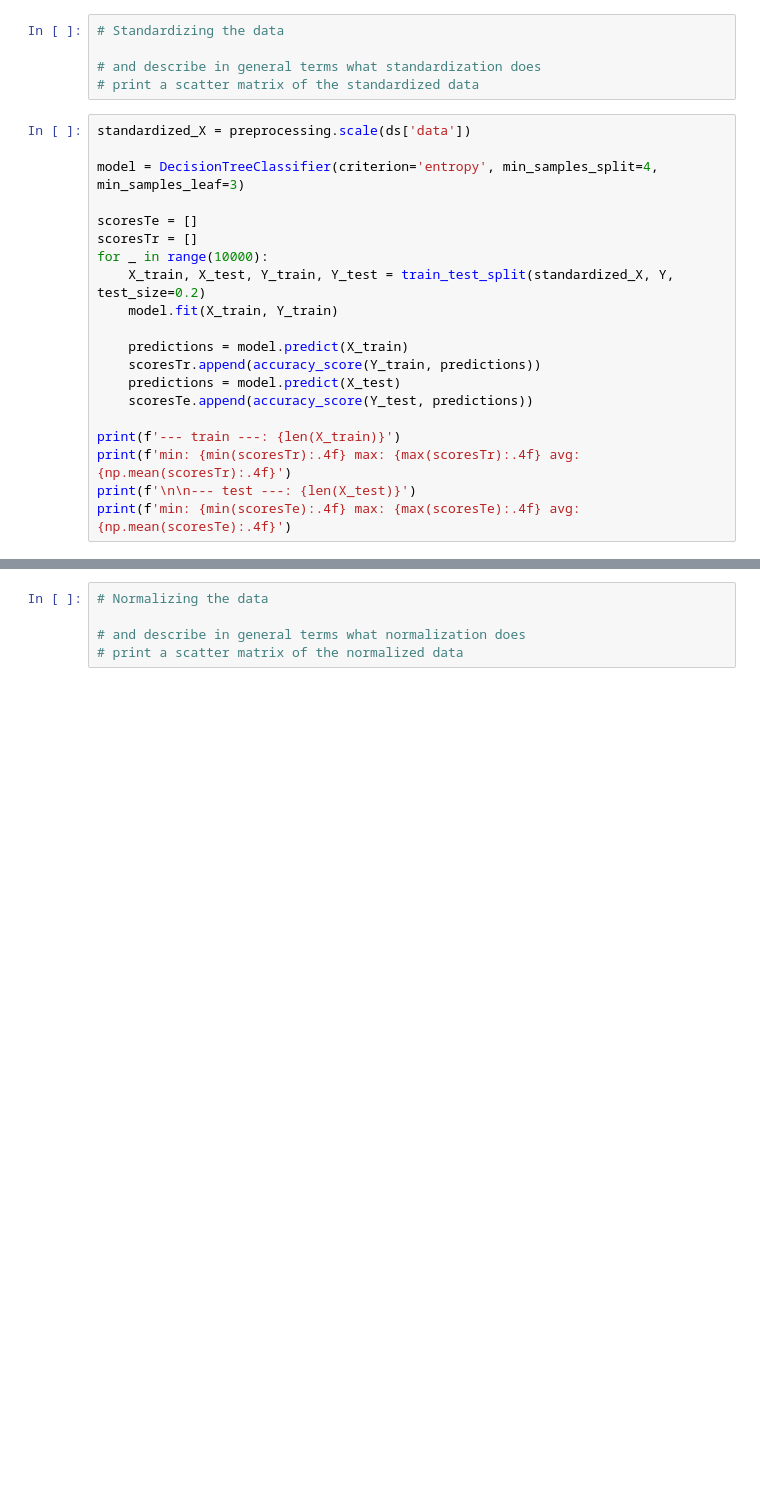
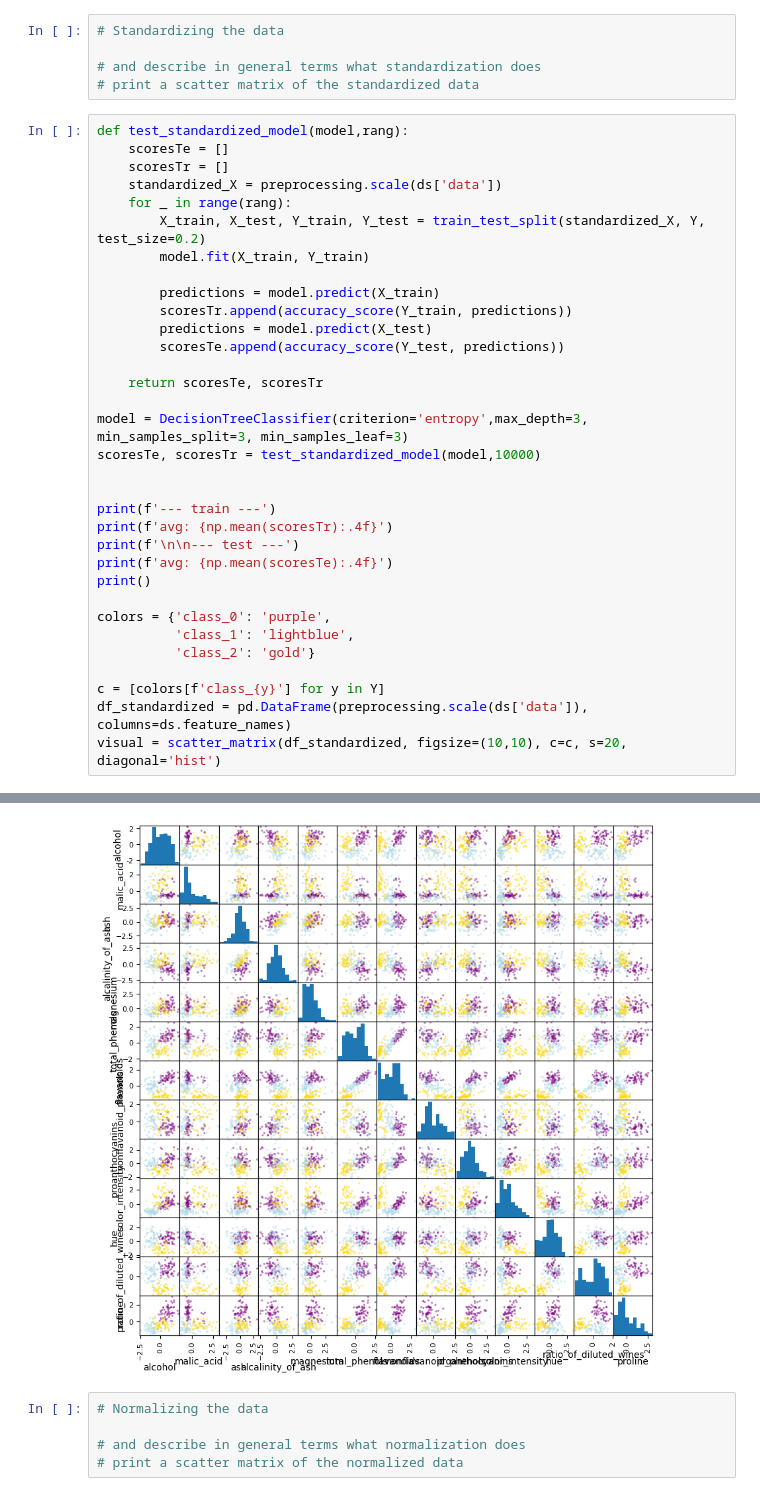
Before and after one commit to PeterReisNyman/EDA-Decision-Tree, a Jupyter notebook: Untitled.ipynb, the cells around one changed output, grey strips where cells are left out. Drawn from its saved outputs; the diff is of its cells as text; blank space fills up the shorter version.

```diff
--- a/Untitled.ipynb
+++ b/Untitled.ipynb
@@ -510,23 +528,36 @@ model performance: 0.9228
 # and describe in general terms what standardization does
 # print a scatter matrix of the standardized data
 # %%
-standardized_X = preprocessing.scale(ds['data'])
+def test_standardized_model(model,rang):
+    scoresTe = []
+    scoresTr = []
+    standardized_X = preprocessing.scale(ds['data'])
+    for _ in range(rang):
+        X_train, X_test, Y_train, Y_test = train_test_split(standardized_X, Y, test_size=0.2)
+        model.fit(X_train, Y_train)
 
-model = DecisionTreeClassifier(criterion='entropy', min_samples_split=4, min_samples_leaf=3)
+        predictions = model.predict(X_train)
+        scoresTr.append(accuracy_score(Y_train, predictions))
+        predictions = model.predict(X_test)
+        scoresTe.append(accuracy_score(Y_test, predictions))
 
-scoresTe = []
-scoresTr = []
-for _ in range(10000):
-    X_train, X_test, Y_train, Y_test = train_test_split(standardized_X, Y, test_size=0.2)
-    model.fit(X_train, Y_train)
+    return scoresTe, scoresTr
 
-    predictions = model.predict(X_train)
-    scoresTr.append(accuracy_score(Y_train, predictions))
-    predictions = model.predict(X_test)
-    scoresTe.append(accuracy_score(Y_test, predictions))
+model = DecisionTreeClassifier(criterion='entropy',max_depth=3, min_samples_split=3, min_samples_leaf=3)
+scoresTe, scoresTr = test_standardized_model(model,10000)
 
-print(f'--- train ---: {len(X_train)}')
-print(f'min: {min(scoresTr):.4f} max: {max(scoresTr):.4f} avg: {np.mean(scoresTr):.4f}')
-print(f'\n\n--- test ---: {len(X_test)}')
-print(f'min: {min(scoresTe):.4f} max: {max(scoresTe):.4f} avg: {np.mean(scoresTe):.4f}')
+
+print(f'--- train ---')
+print(f'avg: {np.mean(scoresTr):.4f}')
+print(f'\n\n--- test ---')
+print(f'avg: {np.mean(scoresTe):.4f}')
+print()
+
+colors = {'class_0': 'purple',
+          'class_1': 'lightblue',
+          'class_2': 'gold'}
+
+c = [colors[f'class_{y}'] for y in Y]
+df_standardized = pd.DataFrame(preprocessing.scale(ds['data']), columns=ds.feature_names)
+visual = scatter_matrix(df_standardized, figsize=(10,10), c=c, s=20, diagonal='hist')
 # %% [output]
@@ -539,3 +570,4 @@ min: 0.5833 max: 1.0000 avg: 0.9234
+[figure, added]
 # %%
 # Normalizing the data
 
```
Also changed, not shown: parts of 19 cells of this notebook, 1 other file.
